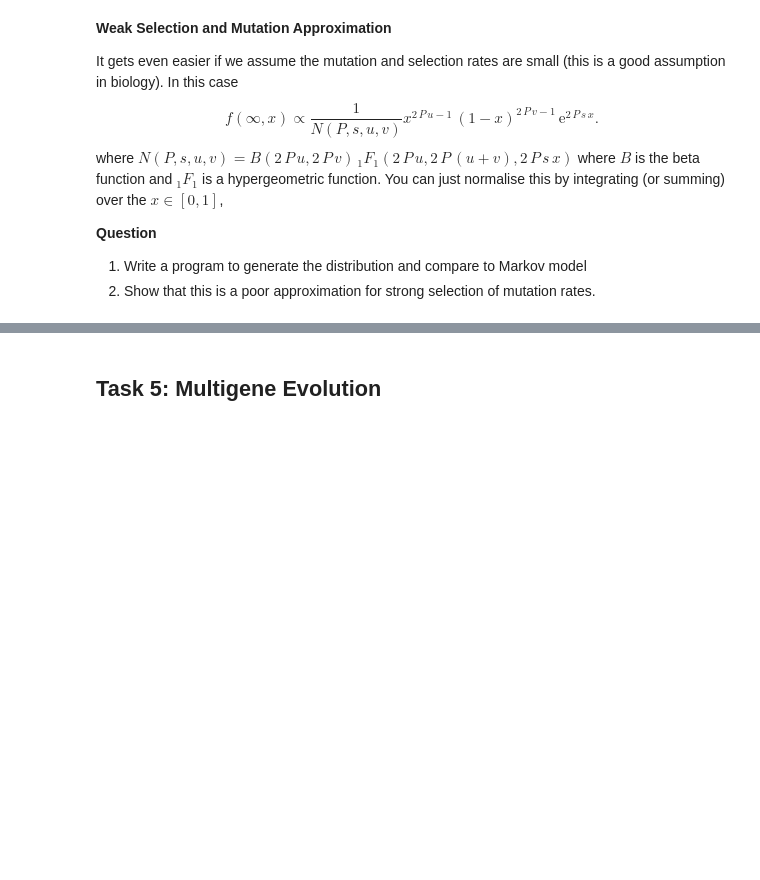
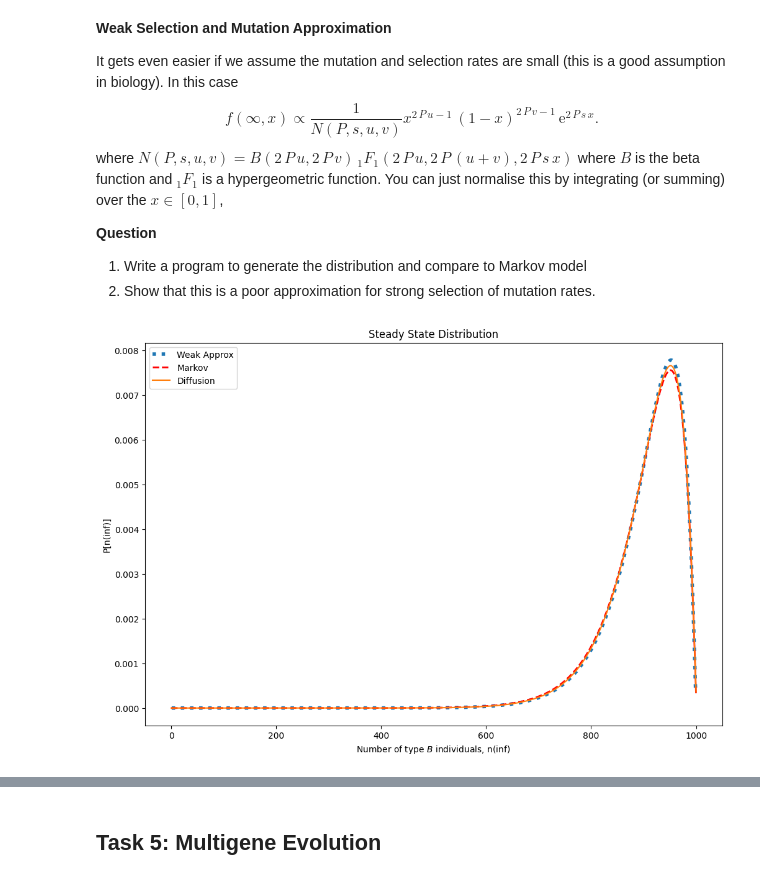
Before and after one commit to Hui-cd/comp3212, a Jupyter notebook: tutorial3/t3.ipynb, the cells around one changed output, grey strips where cells are left out. Drawn from its saved outputs; the diff is of its cells as text; code cells hidden in the pictures; blank space fills up the shorter version.

```diff
--- a/tutorial3/t3.ipynb
+++ b/tutorial3/t3.ipynb
@@ -575,3 +524,43 @@ where $N(P,s,u,v) = B(2\,P\,u, 2\,P\,v) \, {}_1F_1(2\,P\,u, 2\,P\,(u+v), 2\,P\,s
 **Question**
 1. Write a program to generate the distribution and compare to Markov model
 2. Show that this is a poor approximation for strong selection of mutation rates.
+# %%
+from scipy.special import betaln, hyp1f1
+
+class steadyStateWeakApprox():
+    """Computes the steady state using the approximation of weak mutation and selection"""
+
+    def __init__(self, P, s, u, v):
+        self.abc = 2*P*np.array([u, v, s])
+        self.P = P
+        a, b, c = self.abc
+        self.norm = -math.log(P) - betaln(a,b) - math.log(hyp1f1(a, a+b, c))
+
+    def __call__(self, n):
+        x = n/self.P
+        a, b, c = self.abc
+        return np.exp((a-1)*np.log(x) + (b-1)*np.log(1-x) + c*x + self.norm)
+
+
+
+fig = plt.figure(figsize=(12,8))  # Make the graph bigger
+
+# Compute distribution using the weak selection/mutation approximation
+weakApprox = steadyStateWeakApprox(**param)
+nouter = np.array(n[1:-1])    # ignore x=0 and x=1 as logarithms don't like this
+plt.plot(nouter, weakApprox(nouter), ":", linewidth=4, label="Weak Approx")
+
+
+# Plot Markov result
+plt.plot(n, markovDist, "r--", linewidth=2, label="Markov")
+
+# Plot the diffusion approximation result
+plt.plot(n, diffResult, label="Diffusion")
+
+plt.xlabel("Number of type $B$ individuals, n(inf)")
+plt.ylabel("P[n(inf)]")
+plt.title("Steady State Distribution")
+plt.legend()
+plt.show()
+# %% [output]
+[figure, added]
```
Also changed, not shown: parts of 12 cells of this notebook, 3 other files.
